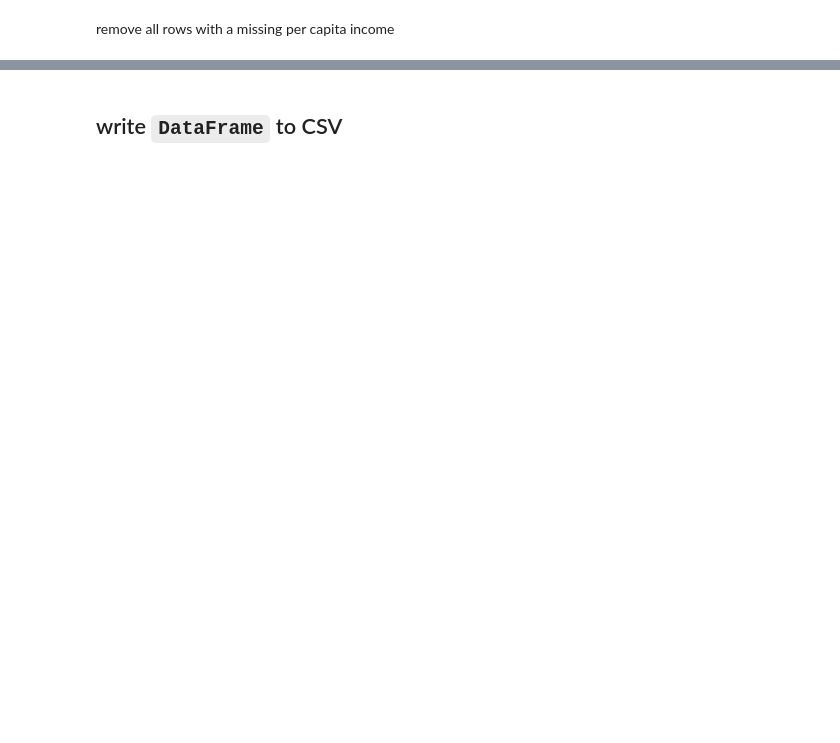
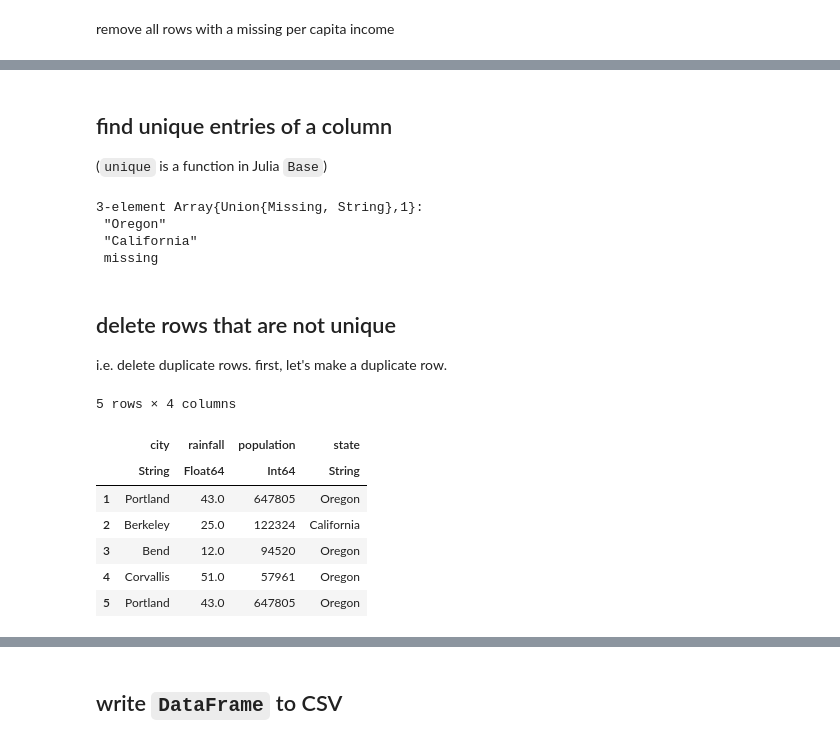
Before and after one commit to SimonEnsemble/data_science_course, a Jupyter notebook: lectures/dataframes/DataFrames.ipynb, the cells around one changed output, grey strips where cells are left out. Cells and saved outputs as stored; diff of their text form; code cells hidden in the pictures; blank space fills up the shorter version.

```diff
--- a/lectures/dataframes/DataFrames.ipynb
+++ b/lectures/dataframes/DataFrames.ipynb
@@ -344,0 +370,25 @@ dropmissing(df, :per_capita_income)
+# %% [markdown]
+## find unique entries of a column
+(`unique` is a function in Julia `Base`)
+# %%
+unique(df[:, :state])
+# %% [output]
+3-element Array{Union{Missing, String},1}:
+ "Oregon"
+ "California"
+ missing
+# %% [markdown]
+## delete rows that are not unique
+i.e. delete duplicate rows. first, let's make a duplicate row.
+# %%
+push!(df_cities, df_cities[1, :]) # copy first row
+df_cities
+# %% [output]
+5 rows × 4 columns
+|  | city | rainfall | population | state |
+|  | String | Float64 | Int64 | String |
+| 1 | Portland | 43.0 | 647805 | Oregon |
+| 2 | Berkeley | 25.0 | 122324 | California |
+| 3 | Bend | 12.0 | 94520 | Oregon |
+| 4 | Corvallis | 51.0 | 57961 | Oregon |
+| 5 | Portland | 43.0 | 647805 | Oregon |
```
Also changed, not shown: parts of 23 cells of this notebook.
